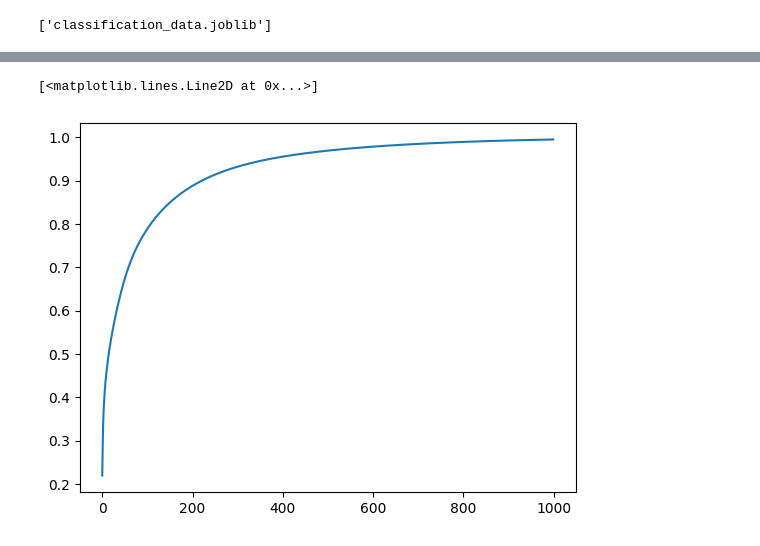
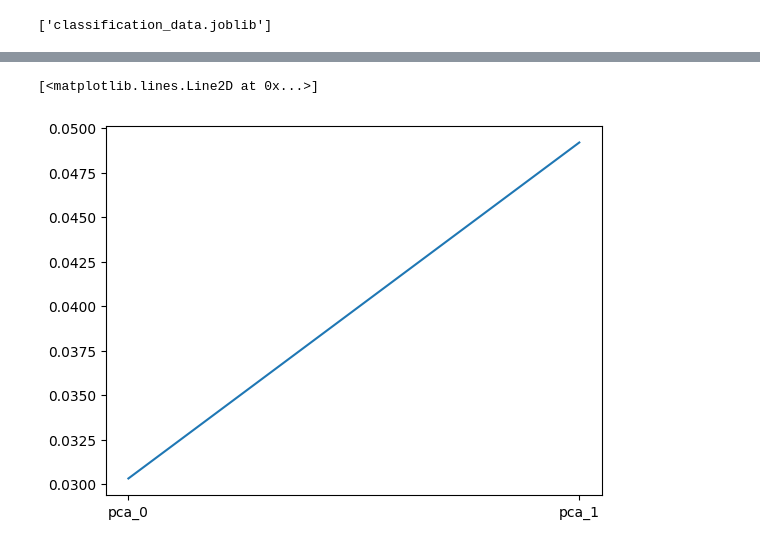
Before and after one commit to MATF-istrazivanje-podataka-1/2023_Data_Mining_Amazon_reviews_Dataset, a Jupyter notebook: preprocessing/preprocessing.ipynb, the cells around one changed output, grey strips where cells are left out. Drawn from its saved outputs; the diff is of its cells as text; code cells hidden in the pictures.

```diff
--- a/preprocessing/preprocessing.ipynb
+++ b/preprocessing/preprocessing.ipynb
@@ -115,14 +115,18 @@ dump((X_train, X_test, Y_train, Y_test), 'classification_data.joblib')
 # %% [output]
 ['classification_data.joblib']
 # %%
+from sklearn.decomposition import PCA
 from sklearn.preprocessing import OrdinalEncoder
-from sklearn.decomposition import PCA
+oe=OrdinalEncoder()
+df_transformed = oe.fit_transform(df)
 
-oe=OrdinalEncoder()
-X_transformed = oe.fit_transform(X)
+scaler = MinMaxScaler()
+df_transformed = scaler.fit_transform(df_transformed)
 
-pca = PCA(n_components=1000)
-pca.fit(X_transformed)
-df_pca = pca.transform(X_transformed)
-pca_names = [f'pca_{i}' for i in range(len(df_pca[0]))]
+pca = PCA(n_components=2)
+pca.fit(df_transformed)
+df_pca = pca.transform(df_transformed)
+pca_names = ['pca_0', 'pca_1']
 df_pca = pd.DataFrame(df_pca, columns=pca_names)
+plt.bar(pca_names, pca.explained_variance_ratio_)
+plt.show()
@@ -135,7 +135,7 @@ plt.bar(pca_names[:10], pca.explained_variance_ratio_[:10])
 # %%
 cumulative_variance_ratio = np.cumsum(pca.explained_variance_ratio_)
-plt.plot(range(0,len(pca_names)), cumulative_variance_ratio)
+plt.plot(pca_names, cumulative_variance_ratio)
 # %% [output]
 [<matplotlib.lines.Line2D at 0x...>]
-[figure, old version]
+[figure, new version]
 # %%
```
Also changed, not shown: parts of 4 cells of this notebook, 5 other files.
